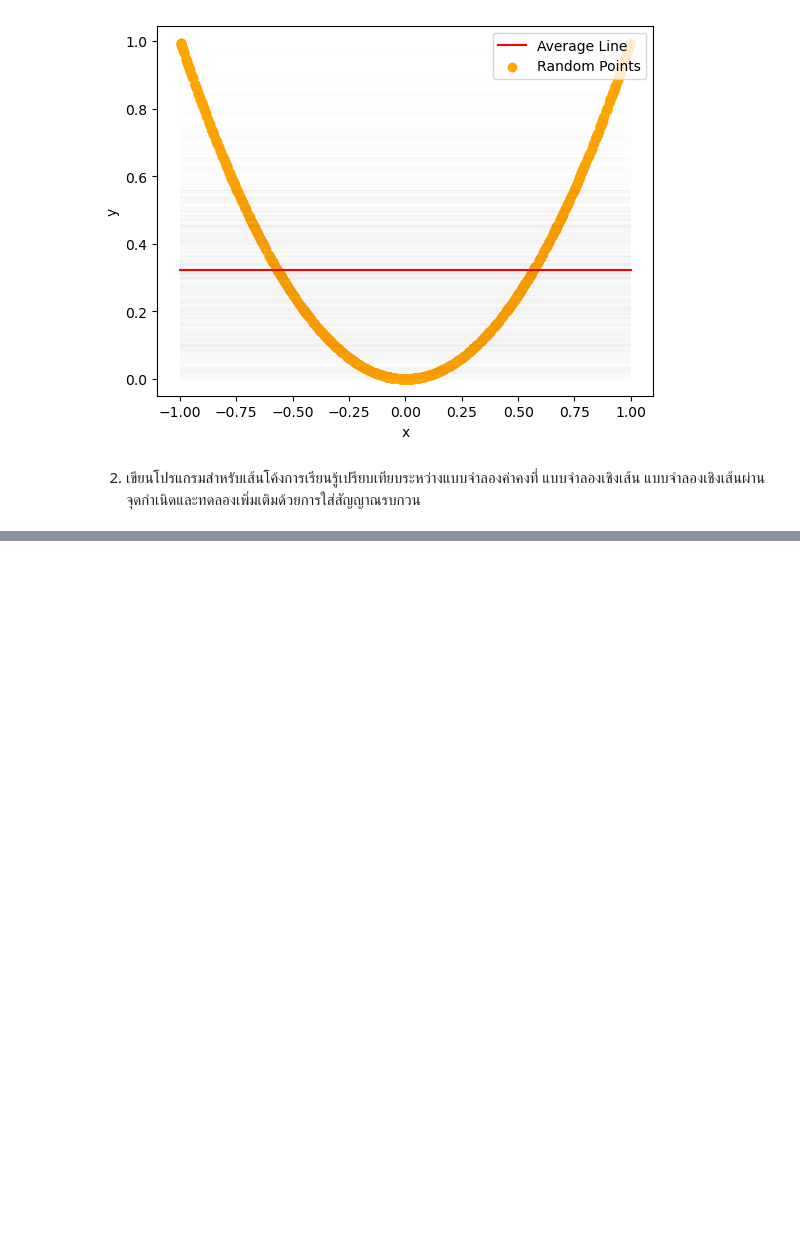
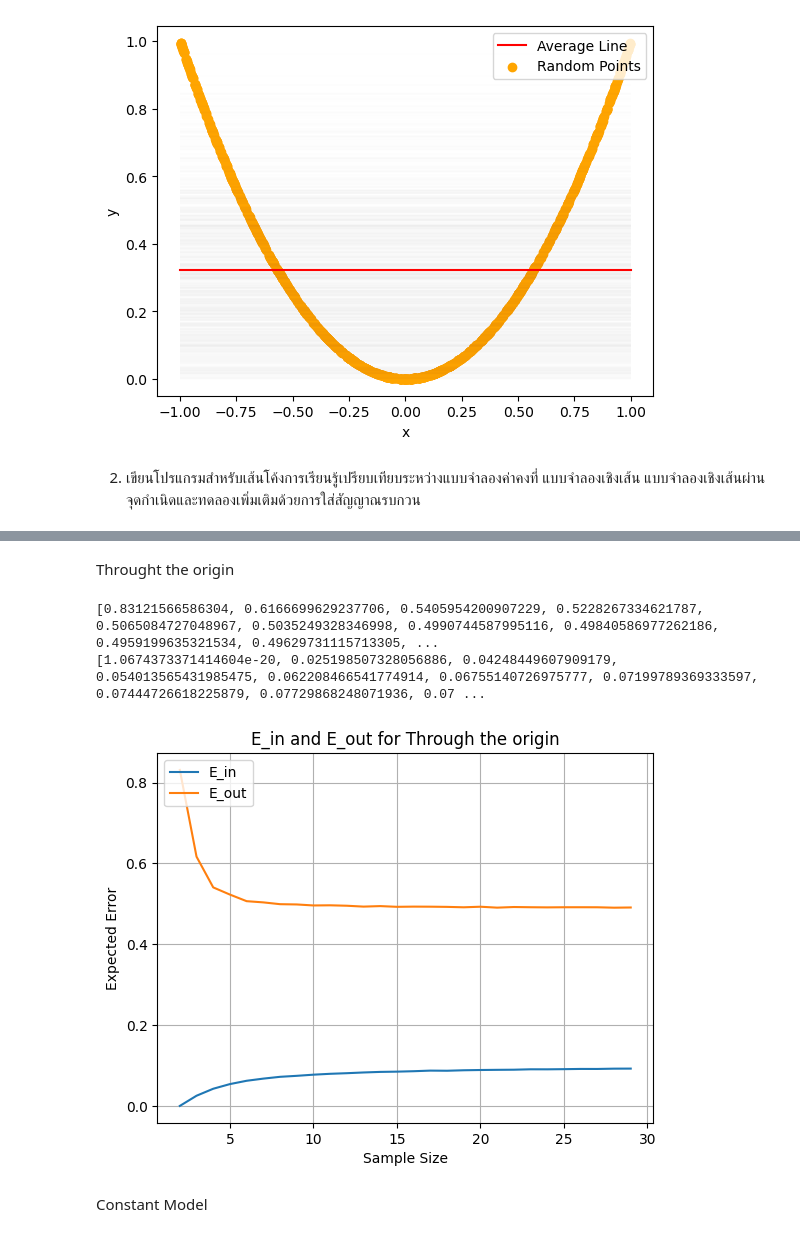
Before and after one commit to BestTP/Machine_Learning, a Jupyter notebook: Generalization.ipynb, the cells around one changed output, grey strips where cells are left out. Saved outputs shown, nothing was run; the diff lists cells and outputs as text; code cells hidden in the pictures; blank space fills up the shorter version.

```diff
--- a/Generalization.ipynb
+++ b/Generalization.ipynb
@@ -723,0 +729,80 @@ plt.plot(range(2,len(e_out_all)+2),e_out_all)
+# %% [markdown]
+Throught the origin
+# %%
+#Throught the origin
+import numpy as np
+import matplotlib.pyplot as plt
+from scipy.integrate import quad,dblquad
+import statistics
+
+def Normal_Equation(X,Y):
+    A = np.dot(X.T ,X)
+    B = np.dot(X.T , Y)
+    A_I = np.linalg.inv(A)
+    W = np.dot(A_I,B)
+    return W
+
+z = np.random.uniform(-1, 1, size=(1000, 1))
+x = np.linspace(-1, 1, 1000)
+e_out_all =[]
+e_in_all =[]
+
+for j in range(2,30):
+
+    lines = []
+    listTheta = []
+    AllModel = []
+    e_in = []
+
+    for i in range(2000):
+        X = np.random.choice(z.ravel(), size=j, replace=False)
+        X = np.array(X)
+        X = X.reshape(-1, 1)
+        Y = np.sin(np.pi * X)
+
+        X_with_intercept = np.c_[np.ones((X.shape[0], 1)), X]
+
+        theta = Normal_Equation(X_with_intercept, Y)
+        listTheta.append(theta)
+        w0 = theta[0]
+        w1 = theta[1]
+        S = 0
+        S = np.sum(((w0 + w1*X)-Y)**2)
+        mse = S/(2*len(X))
+        e_in.append(mse)
+
+        y = w0*x
+        AllModel.append(y)
+    e_in_all.append(statistics.fmean(e_in))
+
+    mean_theta = np.average(listTheta,axis=0)
+    arrayY = np.array(np.sin(np.pi * x))
+    y_bar = mean_theta[0]*x
+    AllModel_array = np.array(AllModel)
+
+    a = np.sin(np.pi * z)
+
+    bias_value = np.mean((y_bar - arrayY)**2)
+    variant_value = np.mean((AllModel_array - y_bar)**2)
+    e_out = bias_value + variant_value
+    e_out_all.append(e_out)
+
+
+print(e_out_all)
+print(e_in_all)
+
+
+plt.plot(range(2, len(e_in_all) + 2), e_in_all, label='E_in')
+plt.plot(range(2, len(e_out_all) + 2), e_out_all, label='E_out')
+plt.legend(loc="upper left")
+plt.xlabel('Sample Size')
+plt.ylabel('Expected Error')
+plt.title('E_in and E_out for Through the origin')
+plt.grid(True)
+plt.show()
+# %% [output]
+[0.83121566586304, 0.6166699629237706, 0.5405954200907229, 0.5228267334621787, 0.5065084727048967, 0.5035249328346998, 0.4990744587995116, 0.49840586977262186, 0.4959199635321534, 0.49629731115713305, ...
+[1.0674373371414604e-20, 0.025198507328056886, 0.04248449607909179, 0.054013565431985475, 0.062208466541774914, 0.06755140726975777, 0.07199789369333597, 0.07444726618225879, 0.07729868248071936, 0.07 ...
+[figure, added]
+# %% [markdown]
+Constant Model
```
Also changed, not shown: parts of 2 cells of this notebook.
